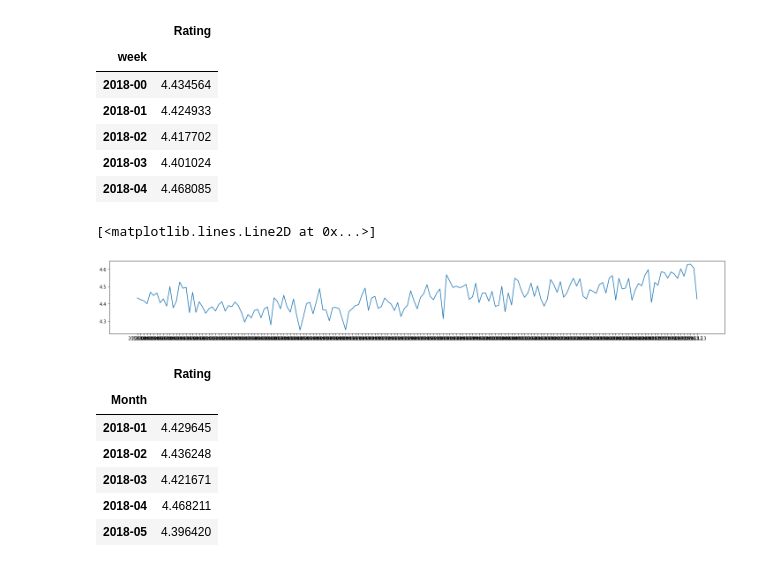
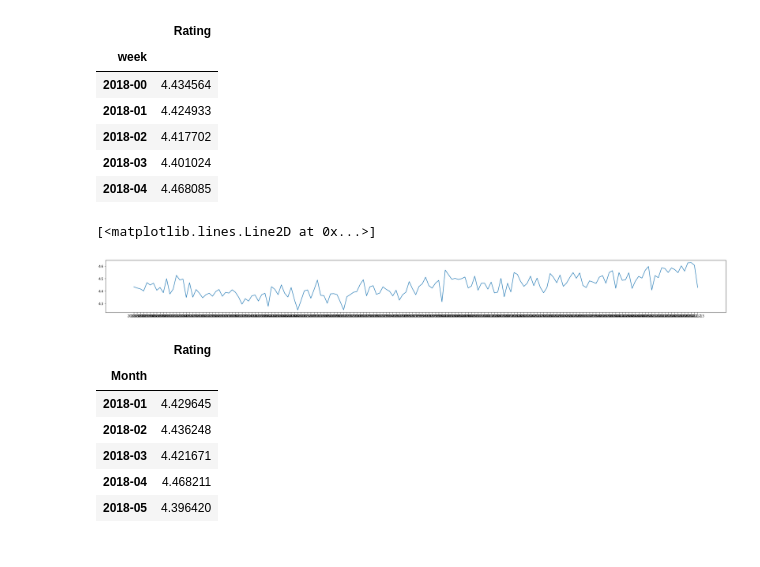
Before and after one commit to jonasbartz/python, a Jupyter notebook: data-analysis-visualisation/review-analysis.ipynb, the cells around one changed output. Drawn from its saved outputs; the diff is of its cells as text; code cells hidden in the pictures.

```diff
--- a/data-analysis-visualisation/review-analysis.ipynb
+++ b/data-analysis-visualisation/review-analysis.ipynb
@@ -158,11 +158,11 @@ week_average.head()
 | 2018-03 | 4.401024 |
 | 2018-04 | 4.468085 |
 # %%
-plt.figure(figsize=(25, 3))
+plt.figure(figsize=(35, 3))
 plt.plot(week_average.index, week_average["Rating"])
 # %% [output]
 [<matplotlib.lines.Line2D at 0x...>]
-[figure, old version]
+[figure, new version]
 # %%
 data["Month"] = data["Timestamp"].dt.strftime("%Y-%m")
 month_average = data.groupby(["Month"]).mean()
```
Also changed, not shown: parts of 1 cell of this notebook.
